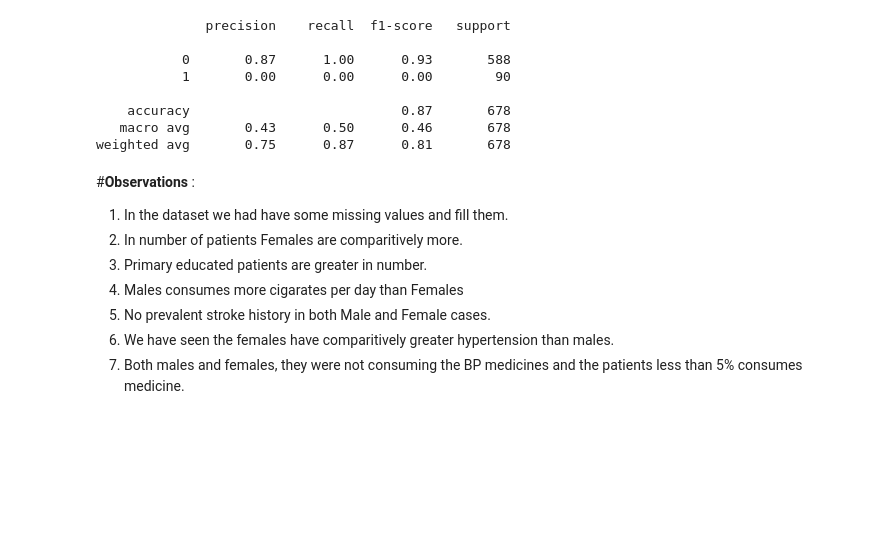
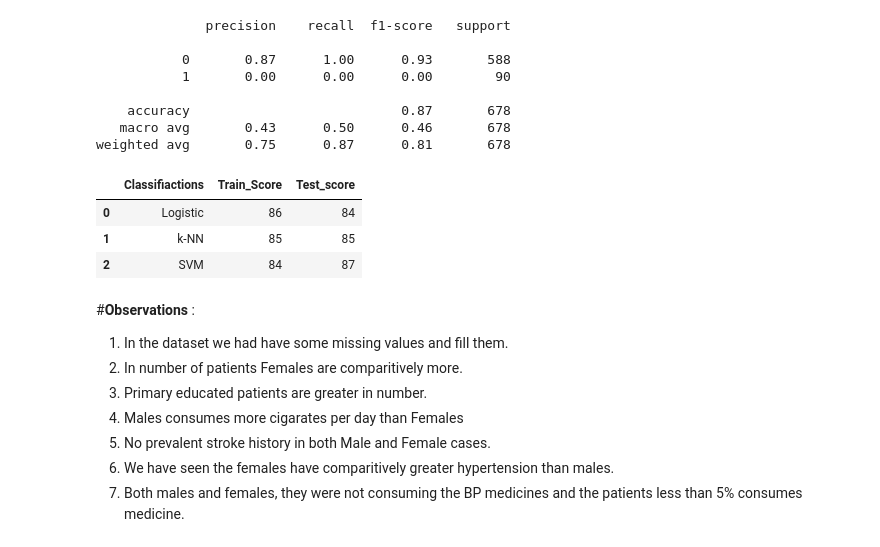
Before and after one commit to Shambhurajdesai/Capstone-3---Cardio-Vascular-Risk--Classification, a Jupyter notebook: Cardio_Vascular_Risk_Capstone_3.ipynb, the cells around one changed output. Drawn from its saved outputs; the diff is of its cells as text; code cells hidden in the pictures; blank space fills up the shorter version.

```diff
--- a/Cardio_Vascular_Risk_Capstone_3.ipynb
+++ b/Cardio_Vascular_Risk_Capstone_3.ipynb
@@ -1103,6 +1103,15 @@ print(classification_report(y_test_svm,y_predict))
     accuracy                           0.87       678
    macro avg       0.43      0.50      0.46       678
 weighted avg       0.75      0.87      0.81       678
+# %%
+score_df = pd.DataFrame({'Classifiactions':['Logistic','k-NN','SVM'],'Train_Score':[86,85,84],'Test_score':[84,85,87]})
+# %%
+score_df
+# %% [output]
+|  | Classifiactions | Train_Score | Test_score |
+| 0 | Logistic | 86 | 84 |
+| 1 | k-NN | 85 | 85 |
+| 2 | SVM | 84 | 87 |
 # %% [markdown]
 #**Observations** :
 1. In the dataset we had have some missing values and fill them.
```
Also changed, not shown: parts of 4 cells of this notebook.
